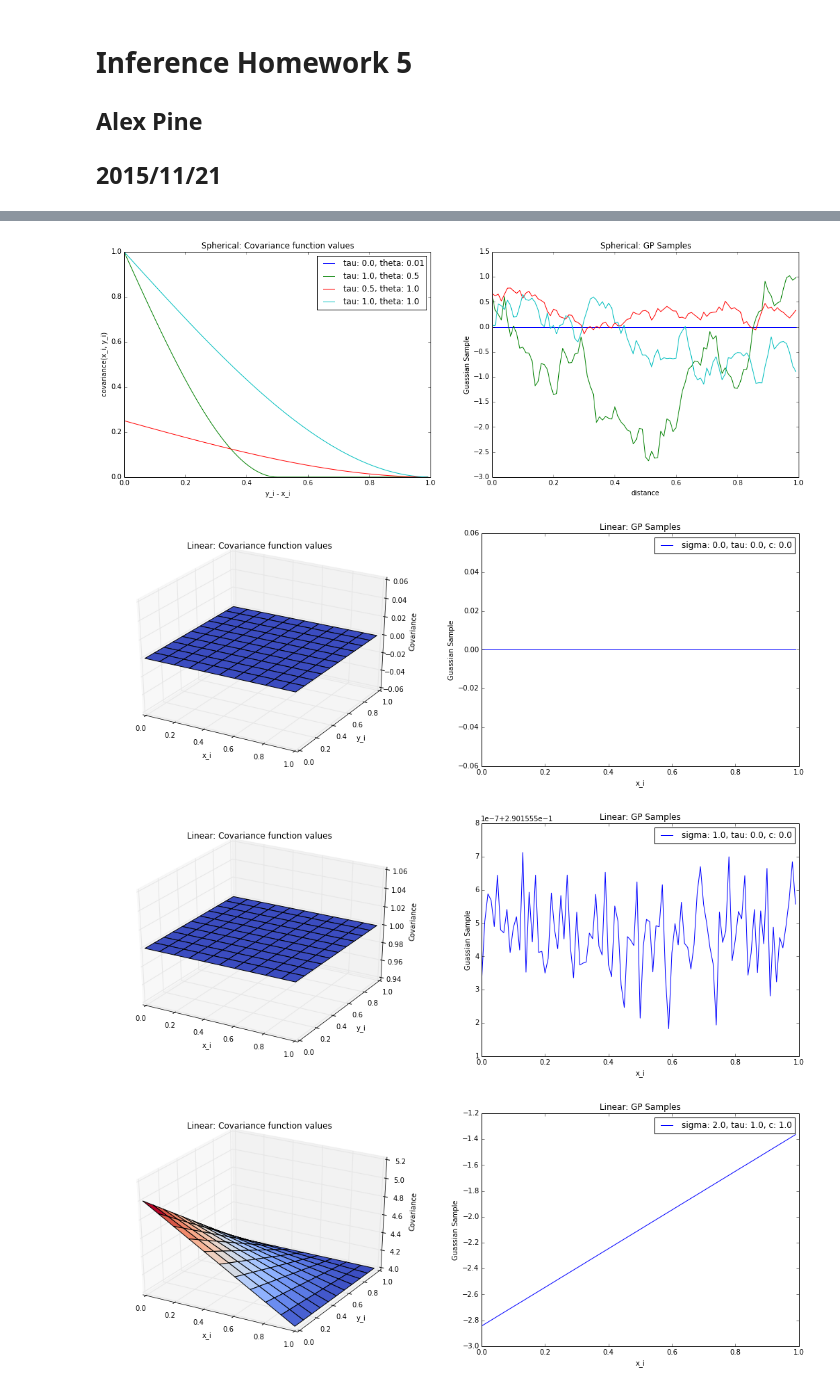
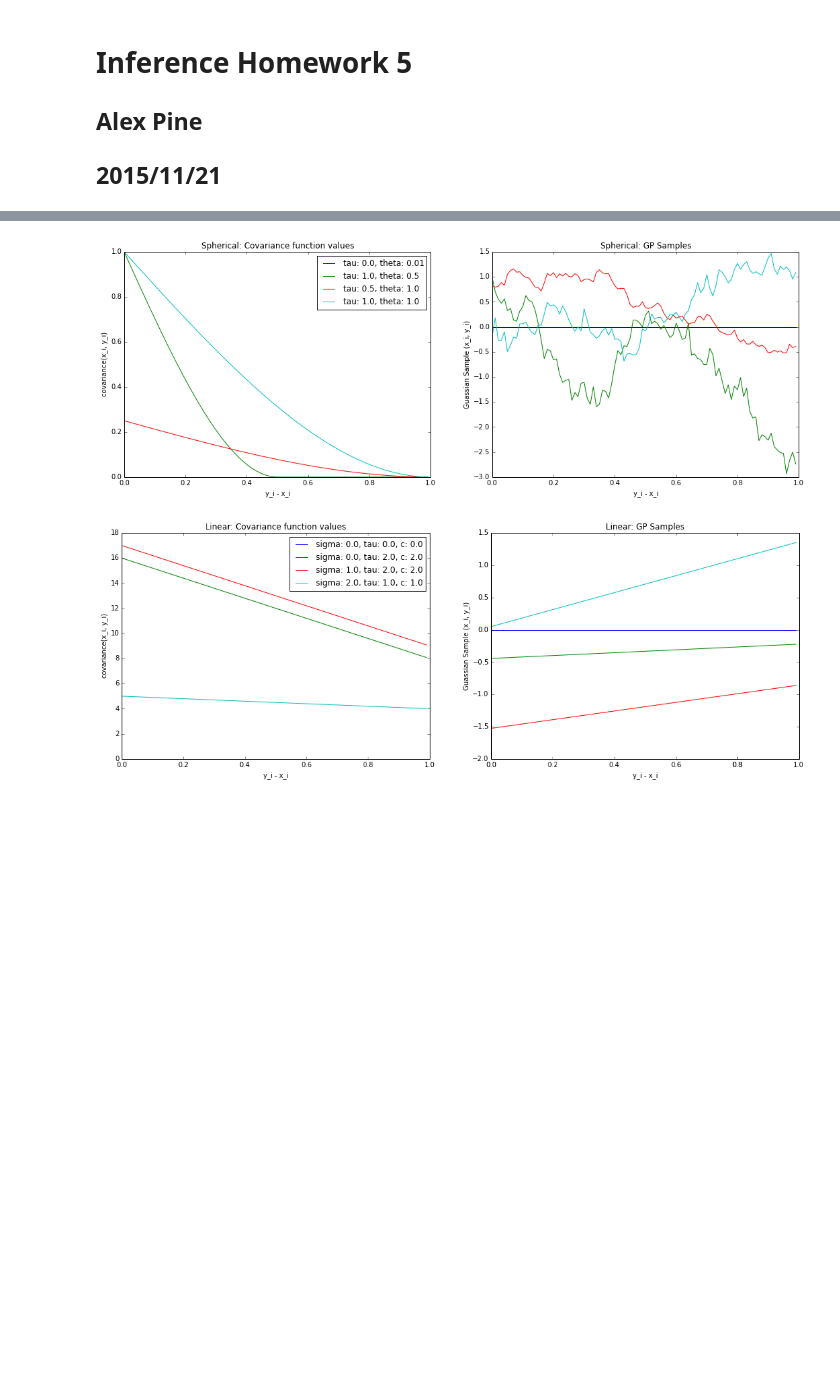
Before and after one commit to YueXX/inference, a Jupyter notebook: hw5/Homework 5.ipynb, the cells around one changed output, grey strips where cells are left out. Cells and saved outputs as stored; diff of their text form; code cells hidden in the pictures; blank space fills up the shorter version.

```diff
--- a/hw5/Homework 5.ipynb
+++ b/hw5/Homework 5.ipynb
@@ -75,19 +86,16 @@ def sample_gp(xs, covar_fn):
     samples = np.random.multivariate_normal(mean_vec, gram_matrix)
     return samples
 # %%
-# This function plots isotropic covariance functions.
-def plot_iso_covar_fn(title, covar_fn_maker, param_list, param_names):
+def plot_covar_fn(title, covar_fn_maker, param_list, param_names):
     covar_fn_list = [covar_fn_maker(*params) for params in param_list]
-    xs = np.zeros(100)
     ys = np.arange(0.0, 1.0, 0.01)
 
     covar_vals = []
     sample_vals = []
     for covar_fn in covar_fn_list:
-        covar_vals.append([covar_fn(x, y) for x, y in zip(xs, ys)])
+        covar_vals.append([covar_fn(0.0, y) for y in ys])
         sample_vals.append(sample_gp(ys, covar_fn))
 
-    diffs = ys - xs
     fig = plt.figure(1, figsize=(18, 6))
     # Covariance values
     plt.subplot(1, 2, 1)
@@ -98,16 +106,16 @@ def plot_iso_covar_fn(title, covar_fn_maker, param_list, param_names):
     for params, covar_val in zip(param_list, covar_vals):
         param_str = ", ".join([name + ": " + str(param)
                                for name, param in zip(param_names, params)])
-        line, = plt.plot(diffs, covar_val)
+        line, = plt.plot(ys, covar_val)
         lines.append(param_str)
     plt.legend(lines)
     # Gaussian Process samples
     plt.subplot(1, 2, 2)
     plt.title(title + ': GP Samples')
     for sample_val in sample_vals:
-        plt.plot(diffs, sample_val)
-    plt.xlabel('distance')
-    plt.ylabel('Guassian Sample')
+        plt.plot(ys, sample_val)
+    plt.xlabel('y_i - x_i')
+    plt.ylabel('Guassian Sample (x_i, y_i)')
     plt.show()
 # %%
 # L can't be zero or you get a divide by zero error
@@ -125,6 +132,6 @@ plot_iso_covar_fn("Squared Exponential", make_squared_exp_covar_fn,
 # %%
 spherical_params = [(0.0, 0.01), (1.0, 0.5), (0.5, 1.0), (1.0, 1.0)]
-plot_iso_covar_fn("Spherical", make_spherical_covar_fn,
-                  spherical_params, ['tau', 'theta'])
+plot_covar_fn("Spherical", make_spherical_covar_fn,
+              spherical_params, ['tau', 'theta'])
 # %% [output]
-[figure, old version]
+[figure, new version]
@@ -171,9 +138,5 @@ def plot_non_iso_covar_fn(title, covar_fn_maker, params, param_names):
 # %%
-linear_param_list = [(0.0, 0.0, 0.0), (1.0, 0.0, 0.0), (2.0, 1.0, 1.0)]
-for linear_params in linear_param_list:
-    plot_non_iso_covar_fn("Linear", make_linear_covar_fn,
-                          linear_params, ['sigma', 'tau', 'c'])
+linear_param_list = [(0.0, 0.0, 0.0), (0.0, 2.0, 2.0), (1.0, 2.0, 2.0), (2.0, 1.0, 1.0)]
+plot_covar_fn("Linear", make_linear_covar_fn, linear_param_list, ['sigma', 'tau', 'c'])
 # %% [output]
-[figure, old version]
+[figure, new version]
-[figure, removed]
-[figure, removed]
```
Also changed, not shown: parts of 8 cells of this notebook.
